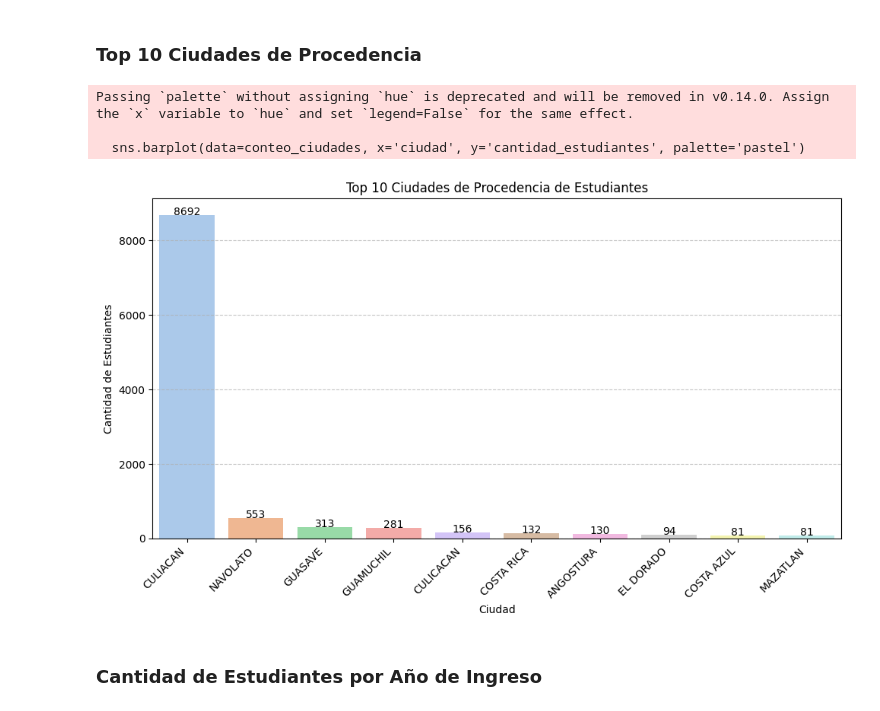
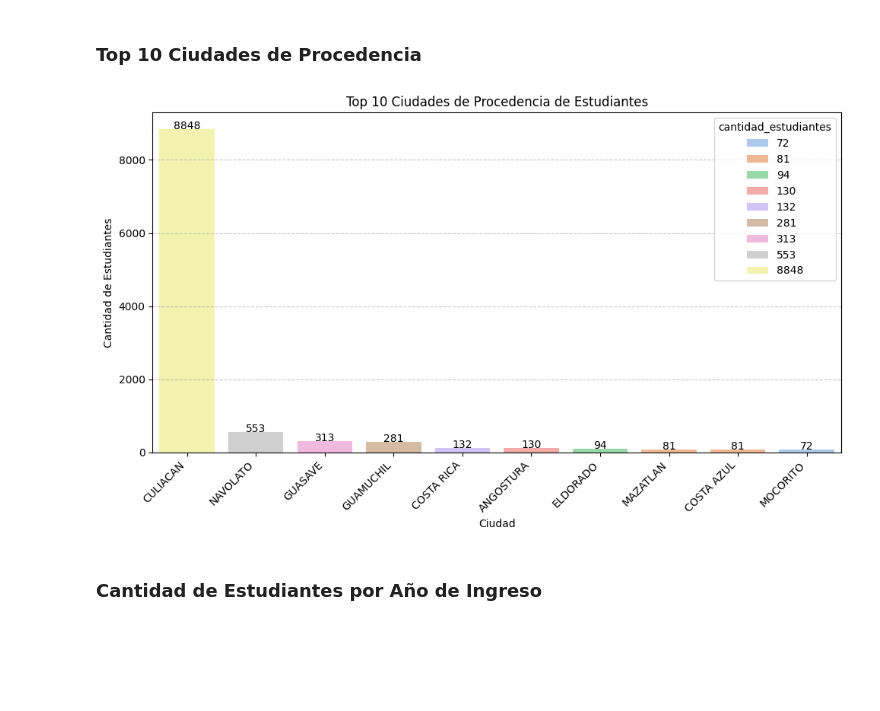
Before and after one commit to DerverG/Equipo-Celeste, a Jupyter notebook: Analisis.ipynb, the cells around one changed output. Cells and saved outputs as stored; diff of their text form; code cells hidden in the pictures; blank space fills up the shorter version.

```diff
--- a/Analisis.ipynb
+++ b/Analisis.ipynb
@@ -36,9 +36,9 @@ mapa_calificacion = {
 
 # Diccionario para interpretar la prediccion numerica
 interpretacion_causa = {
-    1: 'Cursando',
+    1: 'Vigente',
     2: 'Baja Temporal',
-    3: 'Baja por Especial',
+    3: 'Baja por Especial/Reprobado',
     4: 'Baja Definitiva',
     5: 'Egresado'
 }
@@ -200,11 +200,12 @@ if 'termino' in estudiantes.columns:
     estudiantes = estudiantes.drop(columns=['termino'])
 
 # Normalizar la columna `ciudades`
-estudiantes['ciudad'] = estudiantes['ciudad'].str.upper() # Convertir a Mayusculas
-estudiantes['ciudad'] = estudiantes['ciudad'].str.strip() # Quitar espacios al inicio y final
-estudiantes['ciudad'] = estudiantes['ciudad'].str.replace(r'[.,]', '', regex=True) # Quitar caracteres raros
-mapa_ciudades = dict(zip(mapa_ciudades_df['original'], mapa_ciudades_df['estandarizado'])) # Crear diccionario usando el DataFrame `mapa_ciudades_df`
-estudiantes['ciudad'] = estudiantes['ciudad'].replace(mapa_ciudades) # Aplicar mapeo para estandarizar
+for _ in range(2):
+    estudiantes['ciudad'] = estudiantes['ciudad'].str.upper() # Convertir a Mayusculas
+    estudiantes['ciudad'] = estudiantes['ciudad'].str.strip() # Quitar espacios al inicio y final
+    estudiantes['ciudad'] = estudiantes['ciudad'].str.replace(r'[.,]', '', regex=True) # Quitar caracteres raros
+    mapa_ciudades = dict(zip(mapa_ciudades_df['original'], mapa_ciudades_df['estandarizado'])) # Crear diccionario usando el DataFrame `mapa_ciudades_df`
+    estudiantes['ciudad'] = estudiantes['ciudad'].replace(mapa_ciudades) # Aplicar mapeo para estandarizar
 
 # Agregar columna `genero` en base a `sexo`
 estudiantes['genero'] = estudiantes['sexo'].map({1: 'Masculino', 2: 'Femenino'})
@@ -643,27 +636,24 @@ Passing `palette` without assigning `hue` is deprecated and will be removed in v
 # %%
 # Contar estudiantes por ciudad
 conteo_ciudades = df['ciudad'].value_counts().head(10).reset_index()
 conteo_ciudades.columns = ['ciudad', 'cantidad_estudiantes']
 
 plt.figure(figsize=(10,6))
-sns.barplot(data=conteo_ciudades, x='ciudad', y='cantidad_estudiantes', palette='pastel')
+sns.barplot(data=conteo_ciudades, x='ciudad', y='cantidad_estudiantes', palette='pastel', hue='cantidad_estudiantes')
 plt.xticks(rotation=45, ha='right')
 plt.title('Top 10 Ciudades de Procedencia de Estudiantes')
 plt.xlabel('Ciudad')
 plt.ylabel('Cantidad de Estudiantes')
 plt.grid(axis='y', linestyle='--', alpha=0.7)
 
 # Mostrar etiquetas encima de las barras
 for index, row in conteo_ciudades.iterrows():
     plt.text(index, row['cantidad_estudiantes'] + 1, row['cantidad_estudiantes'], ha='center')
 
 plt.tight_layout()
 plt.show()
 # %% [output]
-Passing `palette` without assigning `hue` is deprecated and will be removed in v0.14.0. Assign the `x` variable to `hue` and set `legend=False` for the same effect.
-
-  sns.barplot(data=conteo_ciudades, x='ciudad', y='cantidad_estudiantes', palette='pastel')
-[figure, old version]
+[figure, new version]
 # %% [markdown]
 ### Cantidad de Estudiantes por Año de Ingreso
 # %%
```
Also changed, not shown: parts of 13 cells of this notebook.
